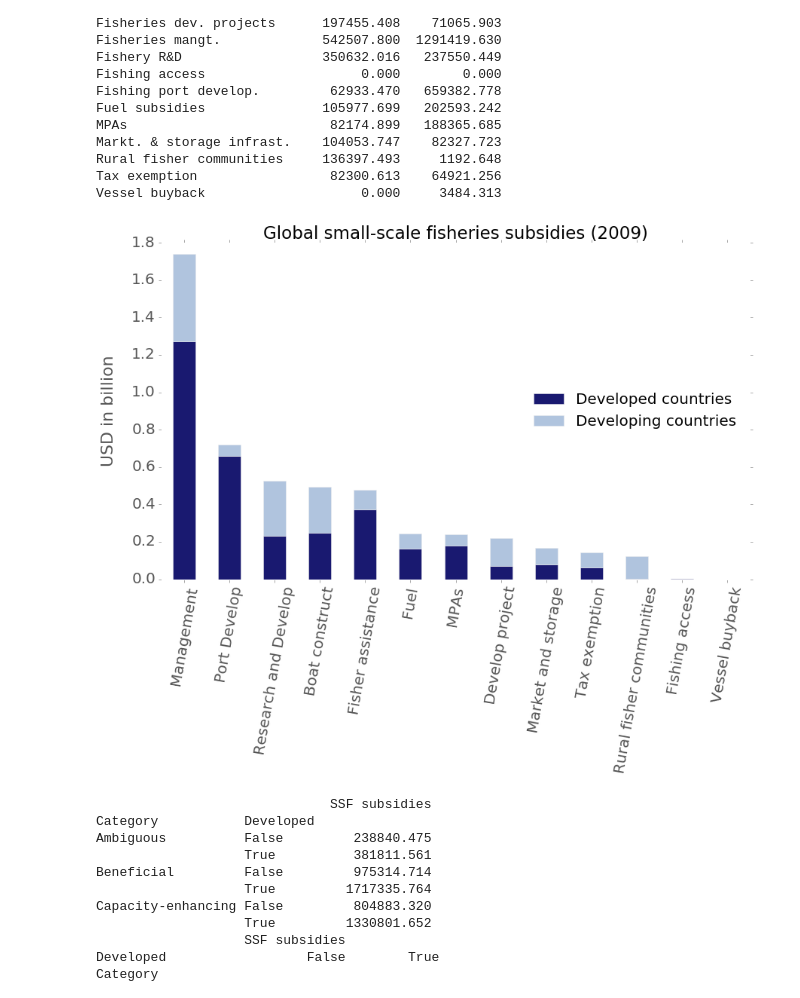
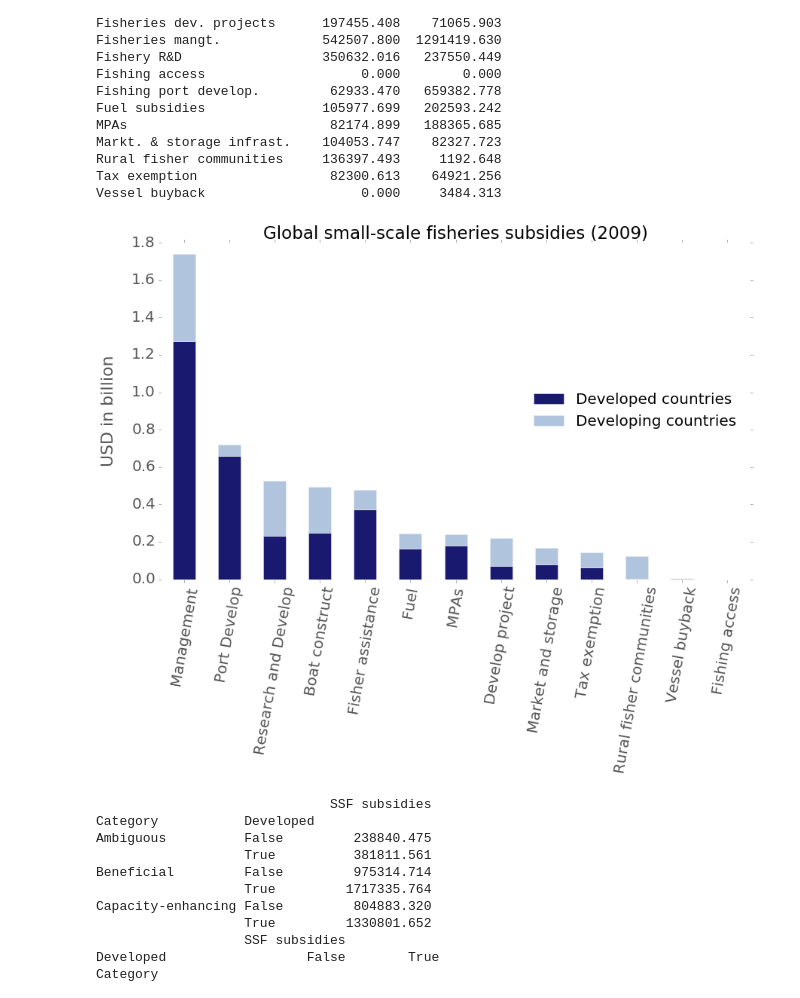
Before and after one commit to annaschu/subsidies, a Jupyter notebook: SSF subsidies capped.ipynb, the cells around one changed output. Cells and saved outputs as stored; diff of their text form; code cells hidden in the pictures.

```diff
--- a/SSF subsidies capped.ipynb
+++ b/SSF subsidies capped.ipynb
@@ -510,25 +510,28 @@ Vessel buyback                    0.000     3484.313
 # %%
 ax = Developed_sorted[['Developed countries','Developing countries']].plot(kind='bar', figsize=(14,8),stacked=True, legend=True, fontsize=20, color=["MidnightBlue","LightsteelBlue"])
 
 ax.set_title("Global small-scale fisheries subsidies (2009)", fontsize=23)
 ax.set_titlepad = 100
 ax.set_ylabel("USD in billion",fontsize=22)
 ax.yaxis.labelpad = 20
 ax.set_xlabel("",fontsize=18)
 
-ax.set_xticklabels(['Management','Port Develop','Research and Develop','Boat construct','Fisher assistance','Fuel','MPAs','Develop project','Market and storage','Tax exemption','Rural fisher communities','Fishing access',
- 'Vessel buyback'],rotation=80, fontsize=20)
+ax.set_xticklabels([
+    'Management','Port Develop','Research and Develop',
+    'Boat construct','Fisher assistance','Fuel','MPAs','Develop project','Market and storage',
+    'Tax exemption','Rural fisher communities','Vessel buyback','Fishing access'
+    ],rotation=80, fontsize=20)
 ax.set_axis_bgcolor('w')
 
 legend = plt.legend(loc=5,fontsize=20)
 legend.get_frame().set_facecolor('w')
 
 plt.savefig('Subsidies_Developed.svg', dpi=400, bbox_inches='tight')
 plt.savefig('Subsidies_Developed.pdf', dpi=400, bbox_inches='tight')
 
 plt.show()
 # %% [output]
-[figure, old version]
+[figure, new version]
 # %%
 #  add another row to have a total value for developed and developing countries
 #  calculate percentage for both developed and devleoping per subtype
```
Also changed, not shown: parts of 8 cells of this notebook, 6 other files.
